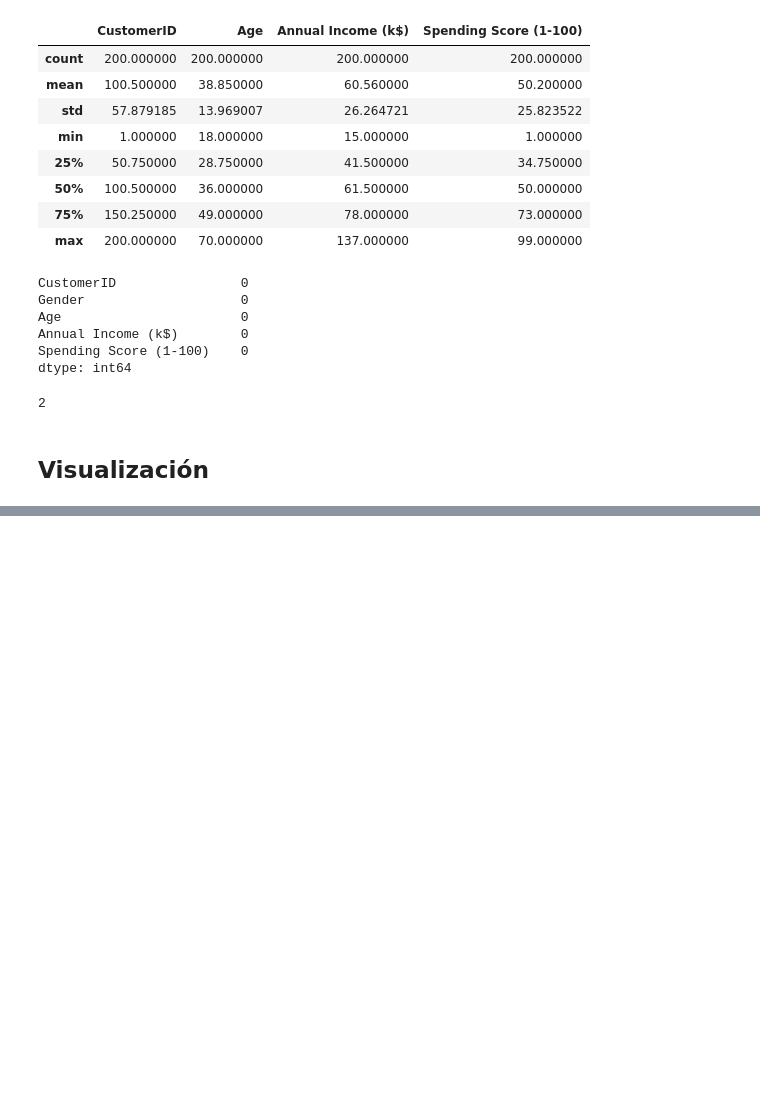
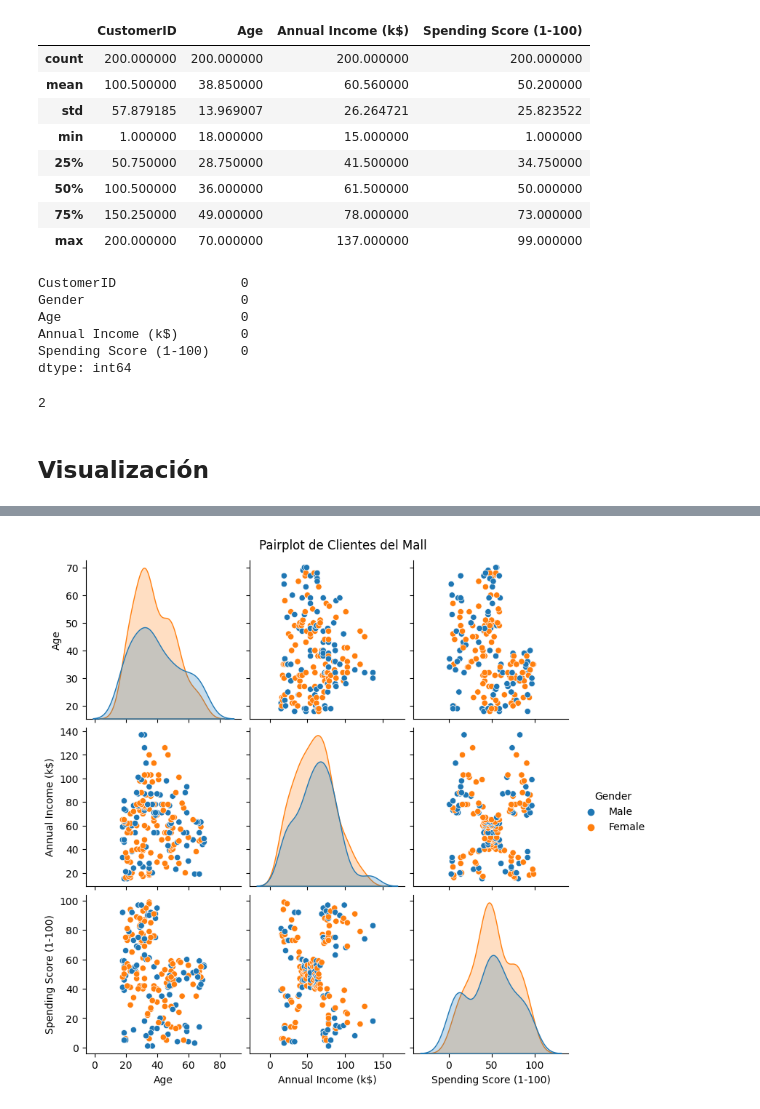
Before and after one commit to estefvasqu/Customer-Segmentation, a Jupyter notebook: EDA.ipynb, the cells around one changed output, grey strips where cells are left out. Cells and saved outputs as stored; diff of their text form; code cells hidden in the pictures; blank space fills up the shorter version.

```diff
--- a/EDA.ipynb
+++ b/EDA.ipynb
@@ -80,0 +94,8 @@ plt.show()
+# %%
+sns.pairplot(df.drop(columns=["CustomerID"]), hue="Gender")
+
+# Mostrar el gráfico
+plt.suptitle("Pairplot de Clientes del Mall", y=1.02)
+plt.show()
+# %% [output]
+[figure, added]
```
Also changed, not shown: parts of 12 cells of this notebook.
